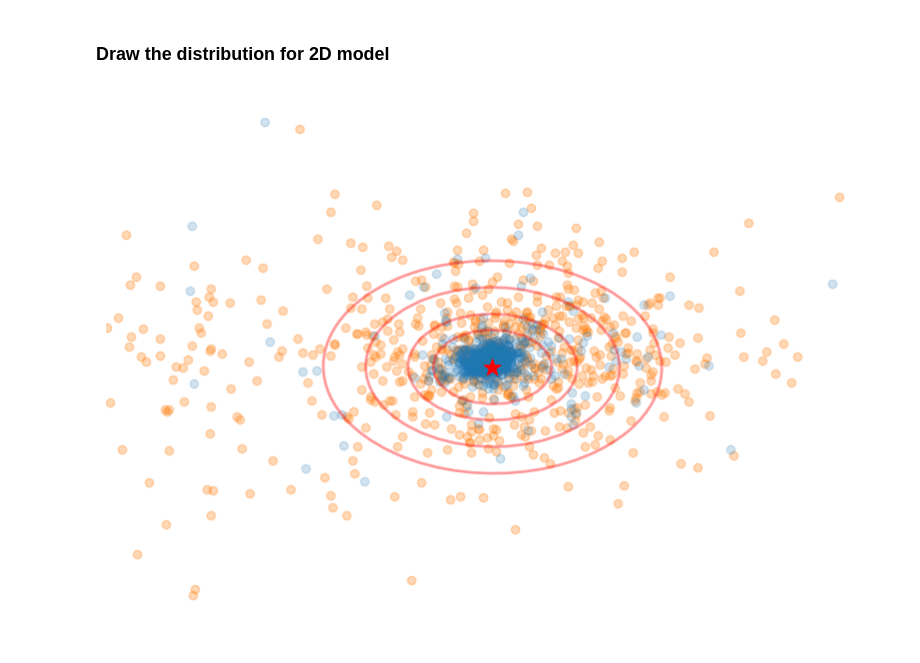
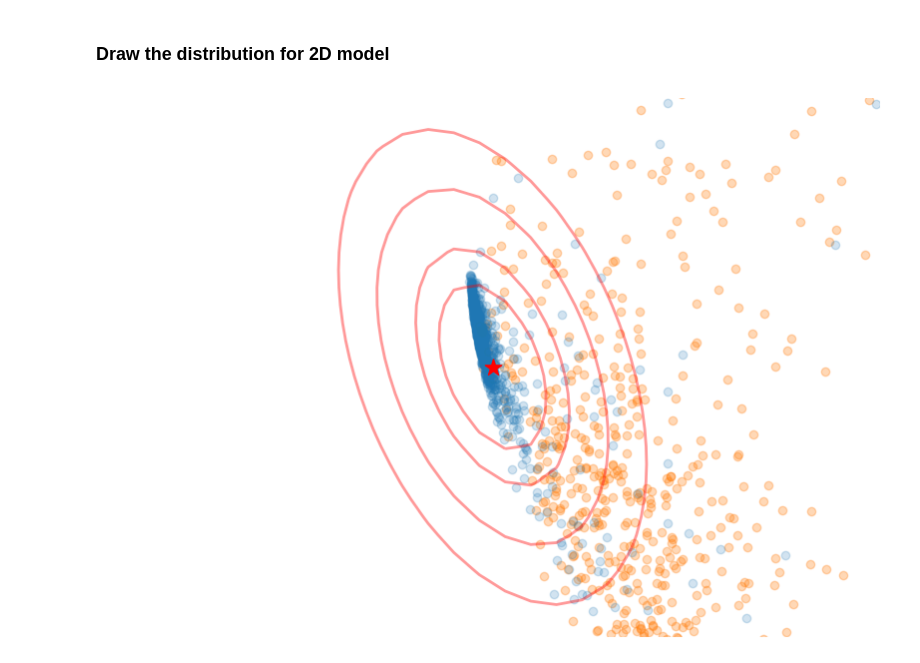
Before and after one commit to jamesyang7/M-SVDD, a Jupyter notebook: GSVDD_test.ipynb, the cells around one changed output. Saved outputs shown, nothing was run; the diff lists cells and outputs as text; code cells hidden in the pictures.

Commit message:
refine the training code

```diff
--- a/GSVDD_test.ipynb
+++ b/GSVDD_test.ipynb
@@ -256,6 +260,11 @@ plot_tsne(total_z_normal,total_z_anomaly)
 # %%
 from utils.plotting import plot_ellipsoid
 # Assuming mu, sigma_inv, X_train, and X_test are available as NumPy arrays
-plot_ellipsoid(mu, sigma_inv, X_train, X_test, file_name='/home/iot/collision_detect/svdd/ploting/figures/ellipsoid_plot3.png')
+X_train = np.array(total_z_normal)
+X_test = np.array(total_z_anomaly)
+mu = model.mu.cpu().numpy()
+sigma_inv = model.sigma_inv.cpu().numpy()
+
+plot_ellipsoid(mu, sigma_inv, X_train, X_test, file_name='')
 # %% [output]
-[figure, old version]
+[figure, new version]
```
Also changed, not shown: parts of 3 cells of this notebook, 2 other files.
